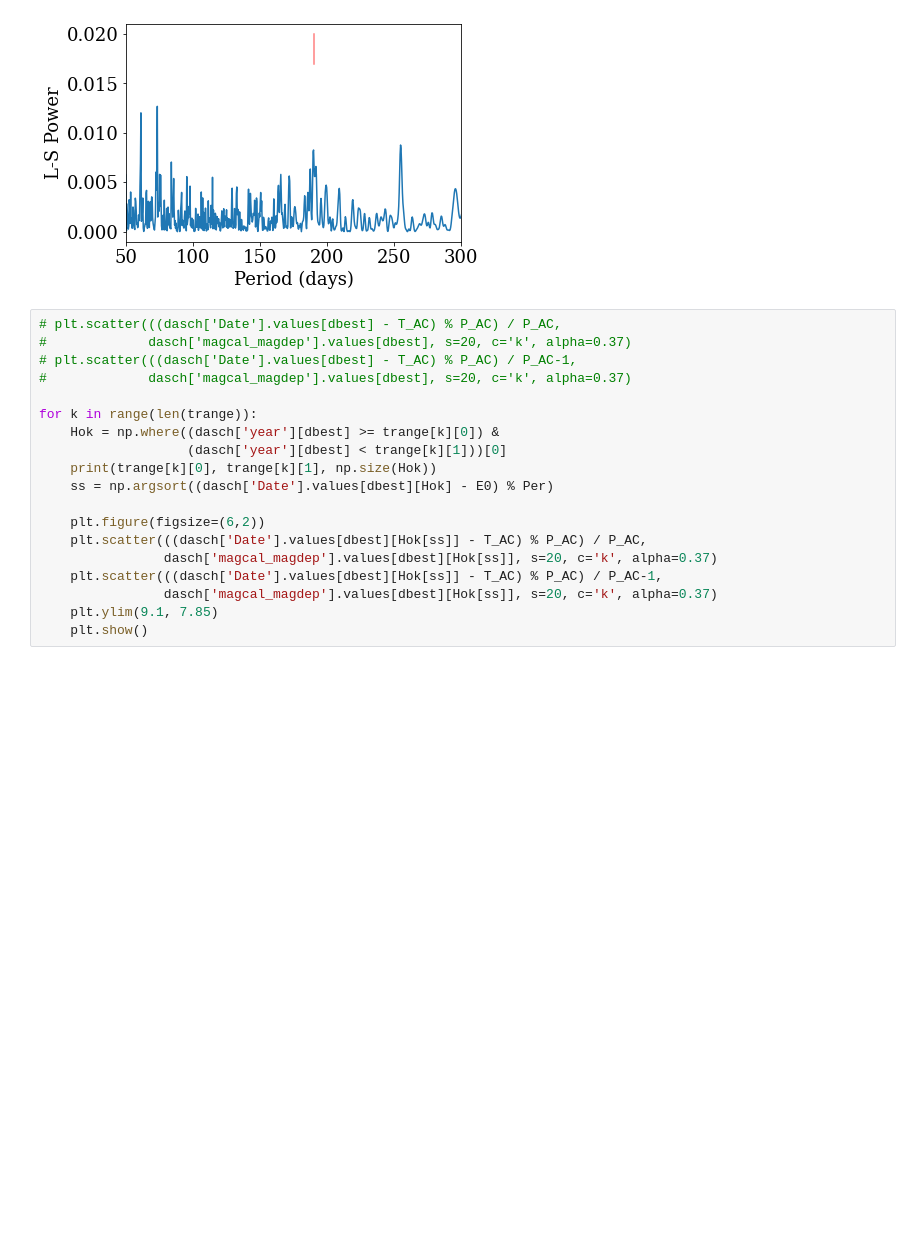
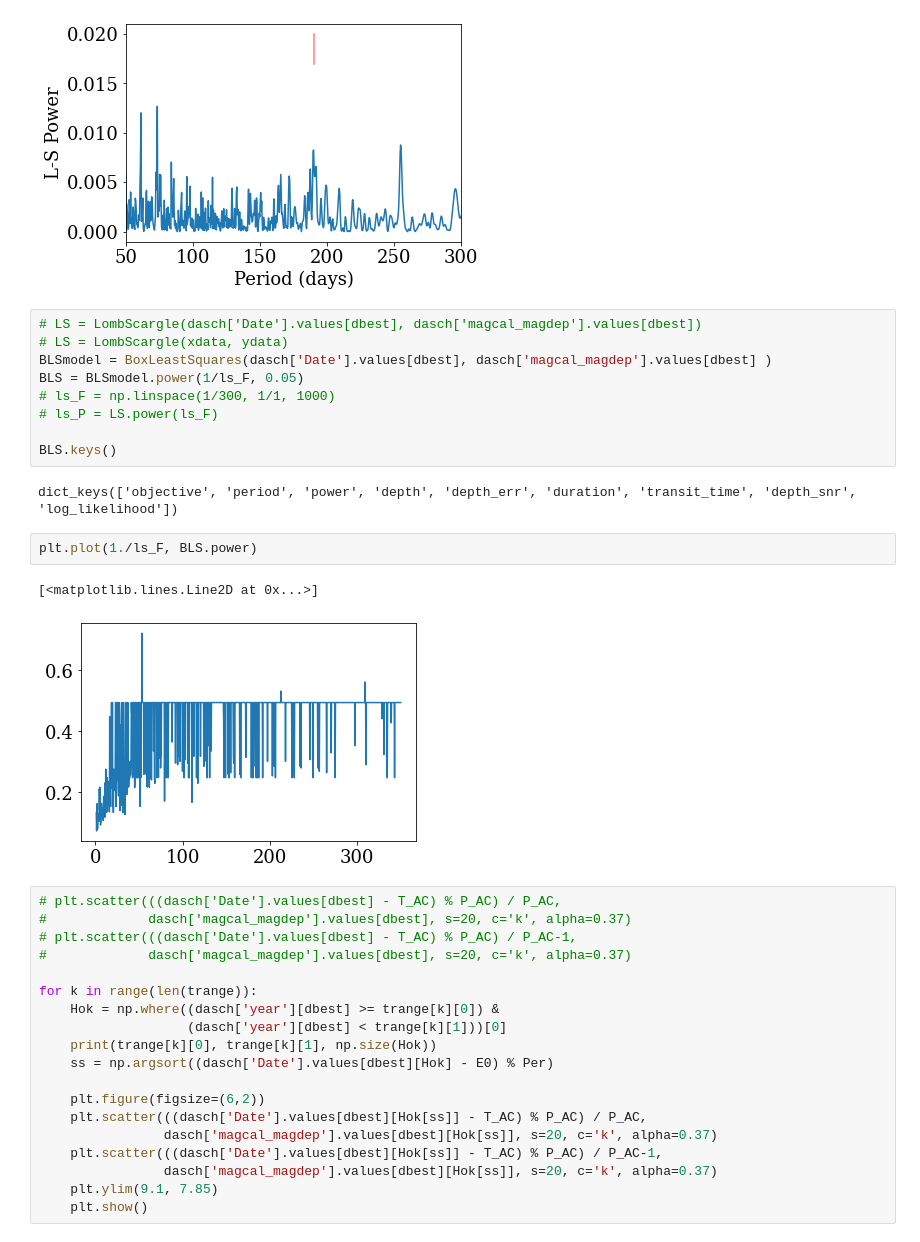
Before and after one commit to jradavenport/HS-Hya, a Jupyter notebook: makeplots.ipynb, the cells around one changed output. Drawn from its saved outputs; the diff is of its cells as text; blank space fills up the shorter version.

```diff
--- a/makeplots.ipynb
+++ b/makeplots.ipynb
@@ -440,6 +440,22 @@ plt.show()
 # %% [output]
 [figure]
 [figure]
+# %%
+# LS = LombScargle(dasch['Date'].values[dbest], dasch['magcal_magdep'].values[dbest])
+# LS = LombScargle(xdata, ydata)
+BLSmodel = BoxLeastSquares(dasch['Date'].values[dbest], dasch['magcal_magdep'].values[dbest] )
+BLS = BLSmodel.power(1/ls_F, 0.05)
+# ls_F = np.linspace(1/300, 1/1, 1000)
+# ls_P = LS.power(ls_F)
+
+BLS.keys()
+# %% [output]
+dict_keys(['objective', 'period', 'power', 'depth', 'depth_err', 'duration', 'transit_time', 'depth_snr', 'log_likelihood'])
+# %%
+plt.plot(1./ls_F, BLS.power)
+# %% [output]
+[<matplotlib.lines.Line2D at 0x...>]
+[figure, added]
 # %%
 # plt.scatter(((dasch['Date'].values[dbest] - T_AC) % P_AC) / P_AC,
 #             dasch['magcal_magdep'].values[dbest], s=20, c='k', alpha=0.37)
```
Also changed, not shown: parts of 5 cells of this notebook, 2 other files.
